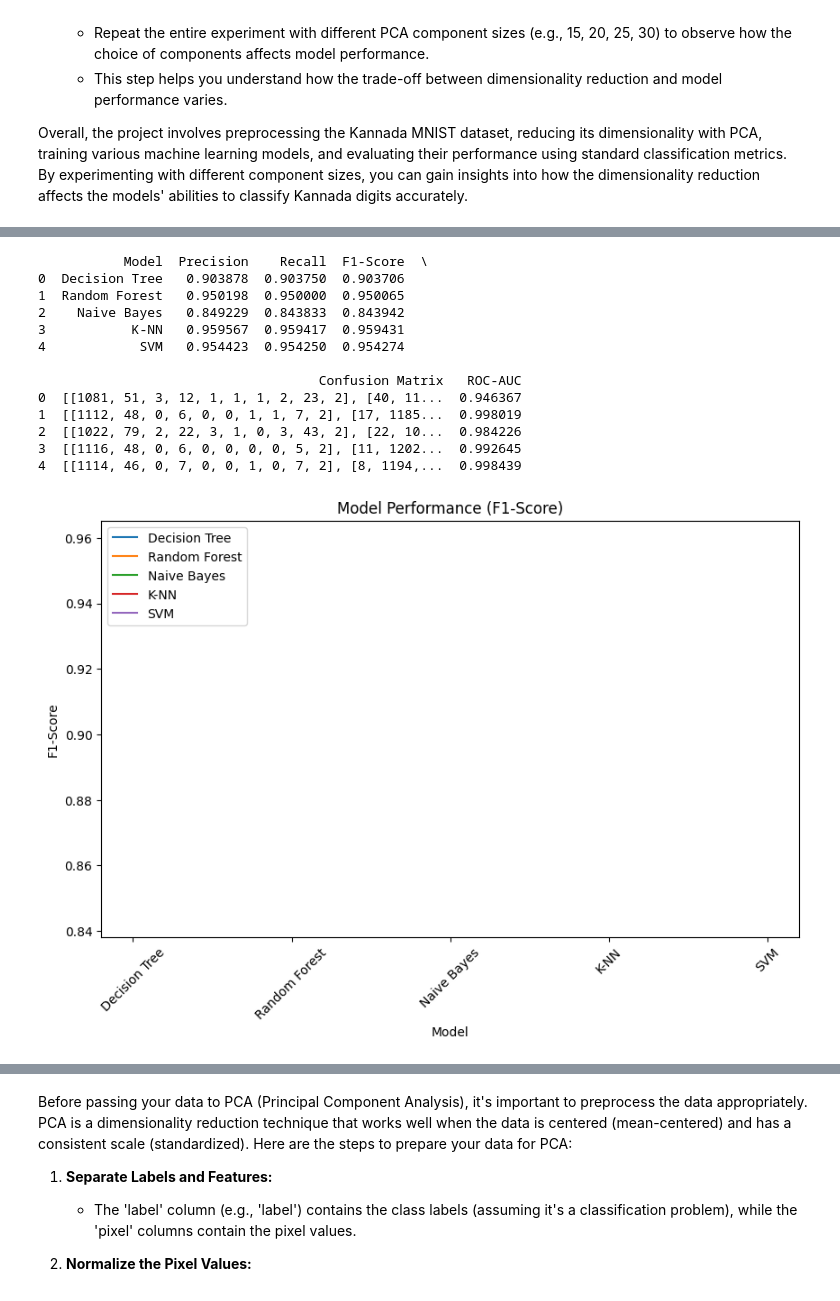
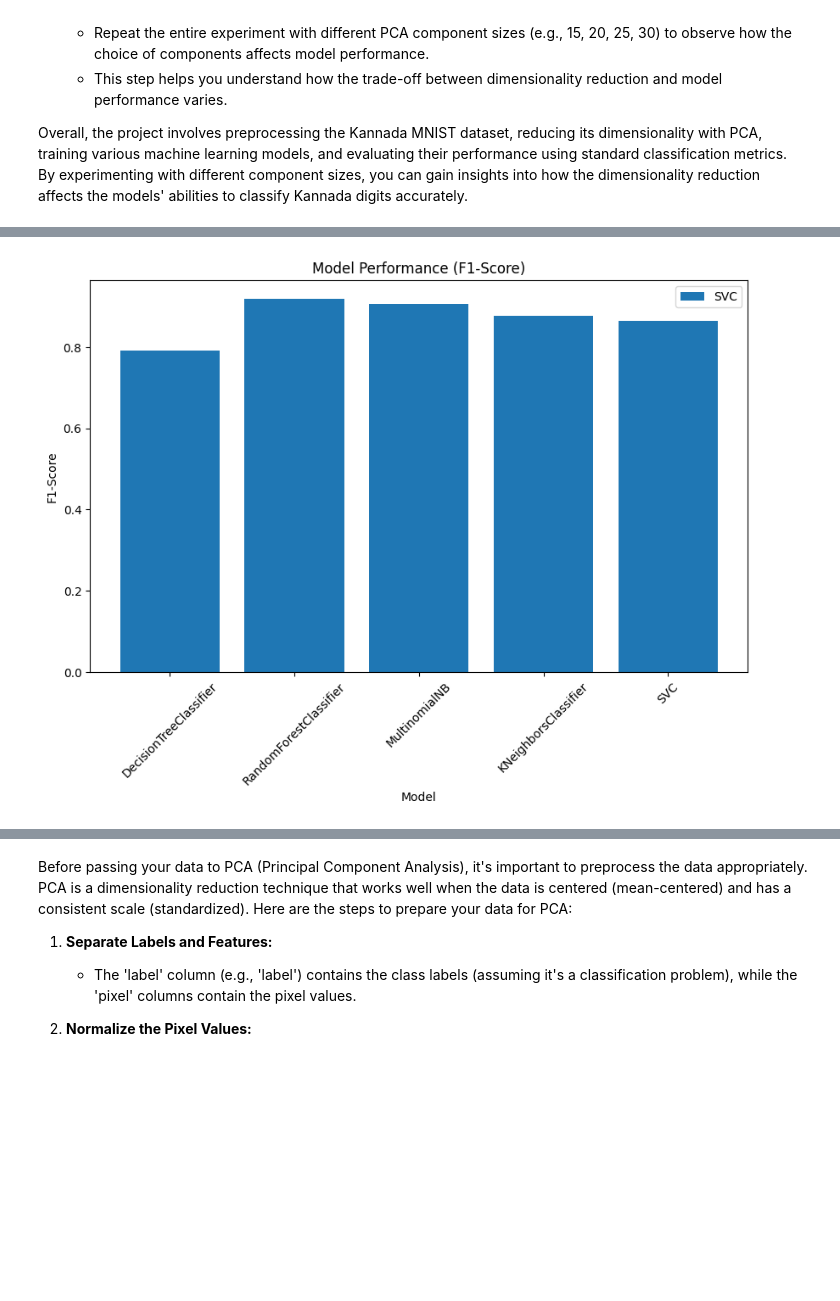
Before and after one commit to Shyams728/machine_learning_projects, a Jupyter notebook: kannada_MNIST.ipynb, the cells around one changed output, grey strips where cells are left out. Saved outputs shown, nothing was run; the diff lists cells and outputs as text; code cells hidden in the pictures; blank space fills up the shorter version.

```diff
--- a/kannada_MNIST.ipynb
+++ b/kannada_MNIST.ipynb
@@ -403,5 +274,0 @@ Index(['Model', 'Precision', 'Recall', 'F1-Score', 'roc_auc', 'roc_auc_data',
-# %%
-from pprint import pprint
-for data in results_dict['PCA-10']['roc_auc_data']:
-  fpr, tpr, roc_auc, class_names, n_classes = data
-  pprint(data)
@@ -1226,3 +274,0 @@ pca_test_kannada
-# %%
-df = pd.DataFrame(results)
-df
@@ -1235,0 +275,5 @@ df
+# %%
+for data in results_dict:
+    print(data)
+    print(results_dict[data])
+    print('\n')
@@ -1235,0 +298,3 @@ df
+# %%
+for data in results_dict:
+  df = results_dict[data]
@@ -1236,33 +310,15 @@ df
 # %%
-# Step 6: Display Model Evaluation Results
-results_df = pd.DataFrame(results)
-print(results_df)
+
 
 # Step 7: Visualize Model Performance (example: F1-Score vs. Model)
 plt.figure(figsize=(10, 6))
-for model in classifiers:
-    model_name = model[0]
-    model_results = results_df[results_df['Model'] == model_name]
-    plt.plot(model_results['Model'], model_results['F1-Score'], label=model_name)
+plt.bar(df['Model'], df['F1-Score'], label=model_name)
 
 plt.xlabel('Model')
 plt.ylabel('F1-Score')
 plt.legend()
 plt.title('Model Performance (F1-Score)')
 plt.xticks(rotation=45)
 plt.show()
 # %% [output]
-           Model  Precision    Recall  F1-Score  \
-0  Decision Tree   0.903878  0.903750  0.903706
-1  Random Forest   0.950198  0.950000  0.950065
-2    Naive Bayes   0.849229  0.843833  0.843942
-3           K-NN   0.959567  0.959417  0.959431
-4            SVM   0.954423  0.954250  0.954274
-
-                                    Confusion Matrix   ROC-AUC
-0  [[1081, 51, 3, 12, 1, 1, 1, 2, 23, 2], [40, 11...  0.946367
-1  [[1112, 48, 0, 6, 0, 0, 1, 1, 7, 2], [17, 1185...  0.998019
-2  [[1022, 79, 2, 22, 3, 1, 0, 3, 43, 2], [22, 10...  0.984226
-3  [[1116, 48, 0, 6, 0, 0, 0, 0, 5, 2], [11, 1202...  0.992645
-4  [[1114, 46, 0, 7, 0, 0, 1, 0, 7, 2], [8, 1194,...  0.998439
-[figure, old version]
+[figure, new version]
```
Also changed, not shown: parts of 54 cells of this notebook.
